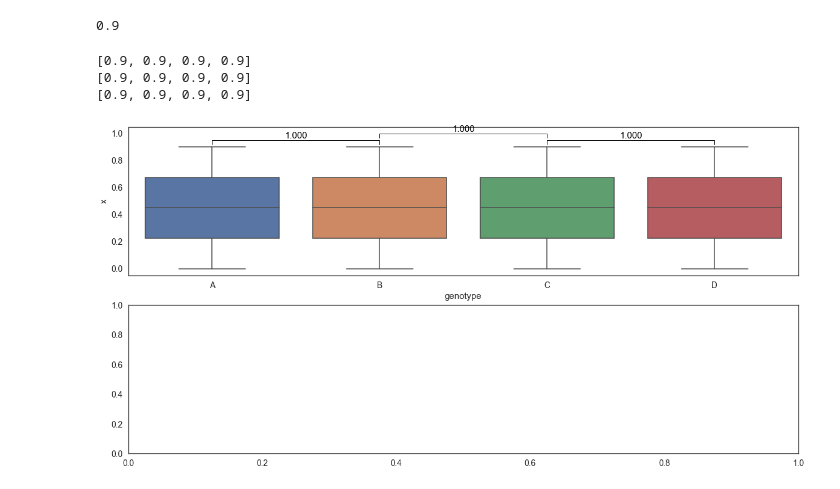
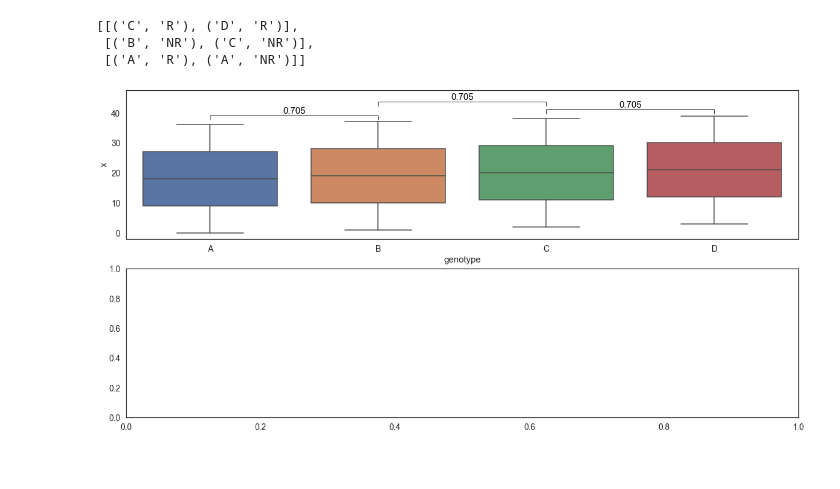
Before and after one commit to mourisl/pvalannot, a Jupyter notebook: dev.ipynb, the cells around one changed output. Saved outputs shown, nothing was run; the diff lists cells and outputs as text; code cells hidden in the pictures.

```diff
--- a/dev.ipynb
+++ b/dev.ipynb
@@ -8,4 +10,10 @@ import scipy as sp
 # %%
+import seaborn as sns
+import pandas as pd
+import numpy as np
+import matplotlib.pyplot as plt
+import scipy as sp
+
 def DrawPvalueBracket(x0, x1, y, h, p, ax, renderer):
     ax.plot([x0, x0, x1, x1], [y, y+h, y+h, y], lw=1, color="black")
     t = ax.text((x0+x1)/2, y+h, p, ha='center', va='bottom', color="black")
@@ -46,11 +54,11 @@ def BuildXCoord(x, y, hue, xOrder, hueOrder, data):
             xCoordRank[i] = i
             xCoordRankHeight.append(data.loc[data[x]==vx, y].max())
     else:
-        block = 0.5 / len(hueOrder)
+        block = 0.8 / len(hueOrder)
         k = 0
         for i, vx in enumerate(xOrder):
             for j, vhue in enumerate(hueOrder):
-                coord = i - 0.25 + j * block
+                coord = i - 0.4 + (j + 0.5) * block
                 xCoord[(vx, vhue)] = coord
                 xCoordRank[coord] = k
                 xCoordRankHeight.append(data.loc[(data[x]==vx) & (data[hue]==vhue), y].max())
@@ -87,7 +95,7 @@ def AddPvalAnnot(x, y, data, pairs, ax, hue = None, func = None, order = None,
             yv = data.loc[data[x] == p[1], y]
         else:
             xv = data.loc[(data[x] == p[0][0]) & (data[hue] == p[0][1]), y]
-            xv = data.loc[(data[x] == p[1][0]) & (data[hue] == p[1][1]), y]
+            yv = data.loc[(data[x] == p[1][0]) & (data[hue] == p[1][1]), y]
         if (len(xv) == 0 or len(yv) == 0):
             continue
 
@@ -95,7 +103,6 @@ def AddPvalAnnot(x, y, data, pairs, ax, hue = None, func = None, order = None,
         coord1 = max(xCoord[p[0]], xCoord[p[1]])
         rank0 = xCoordRank[coord0]
         rank1 = xCoordRank[coord1]
-        print(xCoordRankHeight)
         base = max(xCoordRankHeight[rank0:(rank1+1)]) + margin
 
         pval = func(xv, yv)[1]
@@ -126,10 +133,20 @@ def AddPvalAnnot(x, y, data, pairs, ax, hue = None, func = None, order = None,
             fontWidth = (textRect[2] - textRect[0]) / len(FormatPString(fmt, pval))
         drawnBrackets.append(bracketRect)
         drawnBrackets.append(textRect)
+
+    # We may need to adjust the axis boundary
+    maxY = top
+    for box in drawnBrackets:
+        if (box[3] + h > maxY):
+            maxY = box[3] + h
+    if (maxY > top):
+        ax.set_ylim((bot, maxY))
-# %%
-tmpdf.loc[tmpdf["genotype"]=="A", metric].max()
-# %% [output]
-0.9
+# %%
+pairs
+# %% [output]
+[[('C', 'R'), ('D', 'R')],
+ [('B', 'NR'), ('C', 'NR')],
+ [('A', 'R'), ('A', 'NR')]]
 # %%
 tmpg = []
 tmpm = []
@@ -137,38 +154,38 @@ tmpr = []
 genotypes = ["A", "B", "C", "D"]
 respond = ["R", "NR"]
 metric = "x"
+k = 0
 for i in range(5):
     for g in genotypes:
         tmpg.append(g)
-        tmpm.append(i / 10)
+        tmpm.append(k)
         tmpr.append("NR")
+        k += 1
 for i in range(5, 10):
     for g in genotypes:
         tmpg.append(g)
-        tmpm.append(i / 10)
+        tmpm.append(k)
         tmpr.append("R")
+        k += 1
 tmpdf = pd.DataFrame()
 tmpdf["genotype"] = tmpg
 tmpdf[metric] = tmpm
 tmpdf["respond"] = tmpr
 pairs = []
 pairs.append([genotypes[2], genotypes[3]])
 pairs.append([genotypes[1], genotypes[2]])
 pairs.append([genotypes[0], genotypes[1]])
 #pairs.append([genotypes[2], genotypes[3]])
 sns.set(font_scale=1.25, style="white")
 fig, axes = plt.subplots(2, 1, figsize=(20, 10))
 ax = sns.boxplot(x="genotype", y=metric, data=tmpdf, ax = axes[0])
 
 if (0):
     annotator = Annotator(ax, pairs, data=tmpdf, x="genotype", y=metric)
     annotator.configure(test='Mann-Whitney', text_format='star')
     annotator.apply_and_annotate()
 else:
     AddPvalAnnot(x="genotype", y=metric, data=tmpdf, pairs=pairs, ax=ax, fig=fig, fmt="%.3f")
 plt.draw()
 # %% [output]
-[0.9, 0.9, 0.9, 0.9]
-[0.9, 0.9, 0.9, 0.9]
-[0.9, 0.9, 0.9, 0.9]
-[figure, old version]
+[figure, new version]
```
Also changed, not shown: parts of 4 cells of this notebook, 1 other file.
